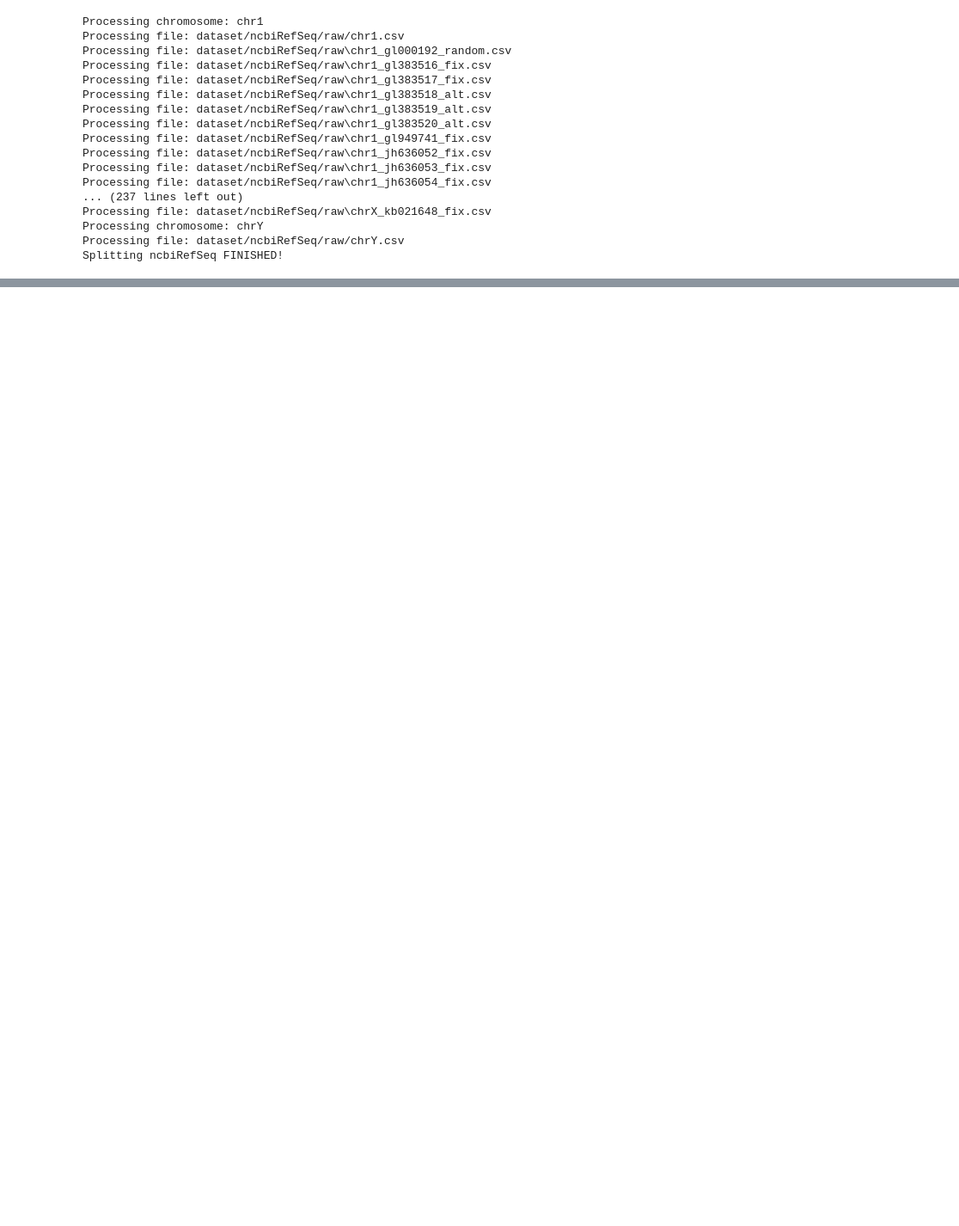
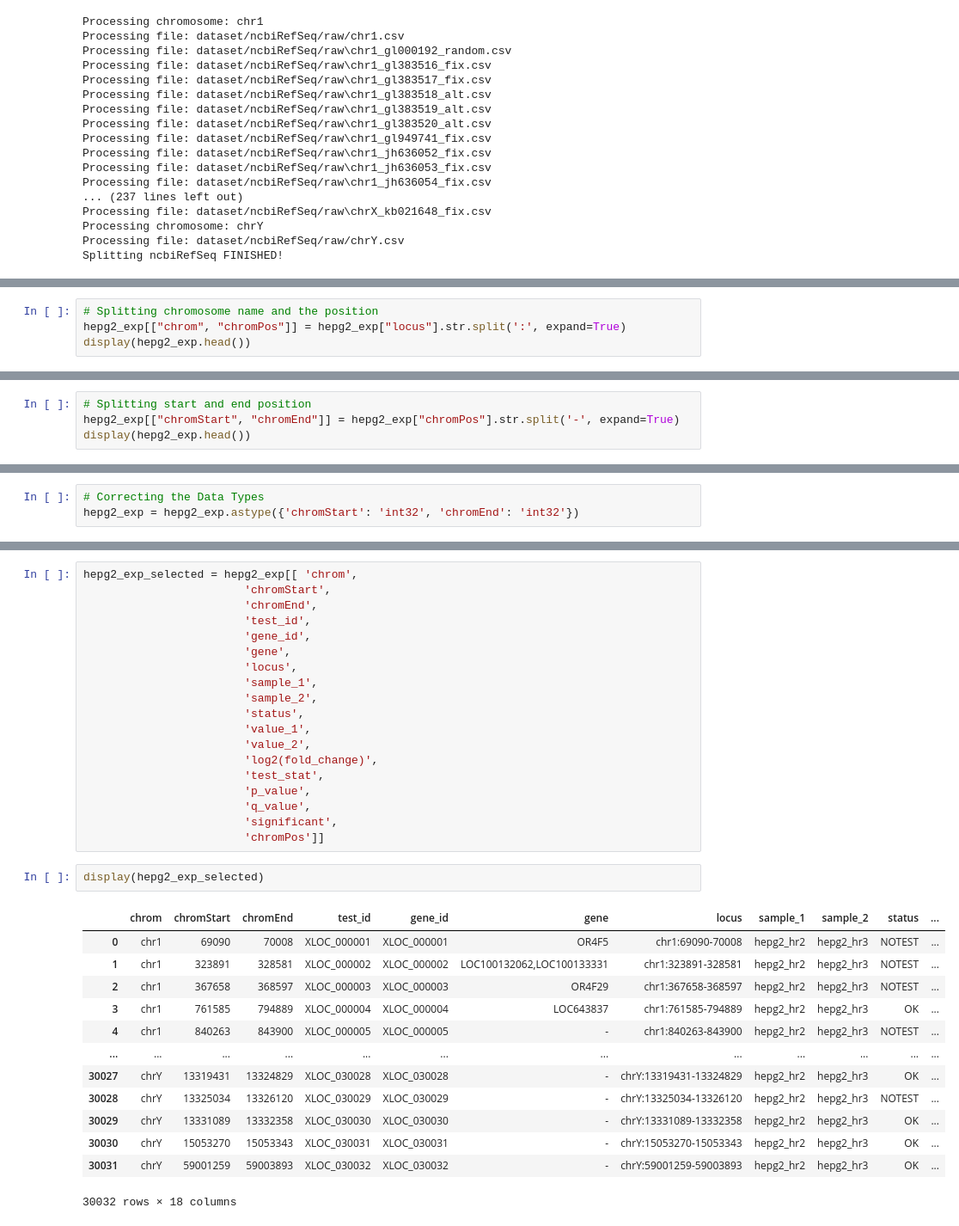
Before and after one commit to munif/epi-thesis, a Jupyter notebook: Data Preparation for bedtools.ipynb, the cells around one changed output, grey strips where cells are left out. Shown: that part at 86% size. Cells and saved outputs as stored; diff of their text form; blank space fills up the shorter version.

```diff
--- a/Data Preparation for bedtools.ipynb
+++ b/Data Preparation for bedtools.ipynb
@@ -226,0 +244,4 @@ Splitting ncbiRefSeq FINISHED!
+# %%
+# Splitting chromosome name and the position
+hepg2_exp[["chrom", "chromPos"]] = hepg2_exp["locus"].str.split(':', expand=True)
+display(hepg2_exp.head())
@@ -226,0 +255,4 @@ Splitting ncbiRefSeq FINISHED!
+# %%
+# Splitting start and end position
+hepg2_exp[["chromStart", "chromEnd"]] = hepg2_exp["chromPos"].str.split('-', expand=True)
+display(hepg2_exp.head())
@@ -226,0 +266,3 @@ Splitting ncbiRefSeq FINISHED!
+# %%
+# Correcting the Data Types
+hepg2_exp = hepg2_exp.astype({'chromStart': 'int32', 'chromEnd': 'int32'})
@@ -226,0 +300,35 @@ Splitting ncbiRefSeq FINISHED!
+# %%
+hepg2_exp_selected = hepg2_exp[[ 'chrom',
+                        'chromStart',
+                        'chromEnd',
+                        'test_id',
+                        'gene_id',
+                        'gene',
+                        'locus',
+                        'sample_1',
+                        'sample_2',
+                        'status',
+                        'value_1',
+                        'value_2',
+                        'log2(fold_change)',
+                        'test_stat',
+                        'p_value',
+                        'q_value',
+                        'significant',
+                        'chromPos']]
+# %%
+display(hepg2_exp_selected)
+# %% [output]
+|  | chrom | chromStart | chromEnd | test_id | gene_id | gene | locus | sample_1 | sample_2 | status | ... |
+| 0 | chr1 | 69090 | 70008 | XLOC_000001 | XLOC_000001 | OR4F5 | chr1:69090-70008 | hepg2_hr2 | hepg2_hr3 | NOTEST | ... |
+| 1 | chr1 | 323891 | 328581 | XLOC_000002 | XLOC_000002 | LOC100132062,LOC100133331 | chr1:323891-328581 | hepg2_hr2 | hepg2_hr3 | NOTEST | ... |
+| 2 | chr1 | 367658 | 368597 | XLOC_000003 | XLOC_000003 | OR4F29 | chr1:367658-368597 | hepg2_hr2 | hepg2_hr3 | NOTEST | ... |
+| 3 | chr1 | 761585 | 794889 | XLOC_000004 | XLOC_000004 | LOC643837 | chr1:761585-794889 | hepg2_hr2 | hepg2_hr3 | OK | ... |
+| 4 | chr1 | 840263 | 843900 | XLOC_000005 | XLOC_000005 | - | chr1:840263-843900 | hepg2_hr2 | hepg2_hr3 | NOTEST | ... |
+| ... | ... | ... | ... | ... | ... | ... | ... | ... | ... | ... | ... |
+| 30027 | chrY | 13319431 | 13324829 | XLOC_030028 | XLOC_030028 | - | chrY:13319431-13324829 | hepg2_hr2 | hepg2_hr3 | OK | ... |
+| 30028 | chrY | 13325034 | 13326120 | XLOC_030029 | XLOC_030029 | - | chrY:13325034-13326120 | hepg2_hr2 | hepg2_hr3 | NOTEST | ... |
+| 30029 | chrY | 13331089 | 13332358 | XLOC_030030 | XLOC_030030 | - | chrY:13331089-13332358 | hepg2_hr2 | hepg2_hr3 | OK | ... |
+| 30030 | chrY | 15053270 | 15053343 | XLOC_030031 | XLOC_030031 | - | chrY:15053270-15053343 | hepg2_hr2 | hepg2_hr3 | OK | ... |
+| 30031 | chrY | 59001259 | 59003893 | XLOC_030032 | XLOC_030032 | - | chrY:59001259-59003893 | hepg2_hr2 | hepg2_hr3 | OK | ... |
+30032 rows × 18 columns
```
Also changed, not shown: parts of 11 cells of this notebook, 3 other files.
